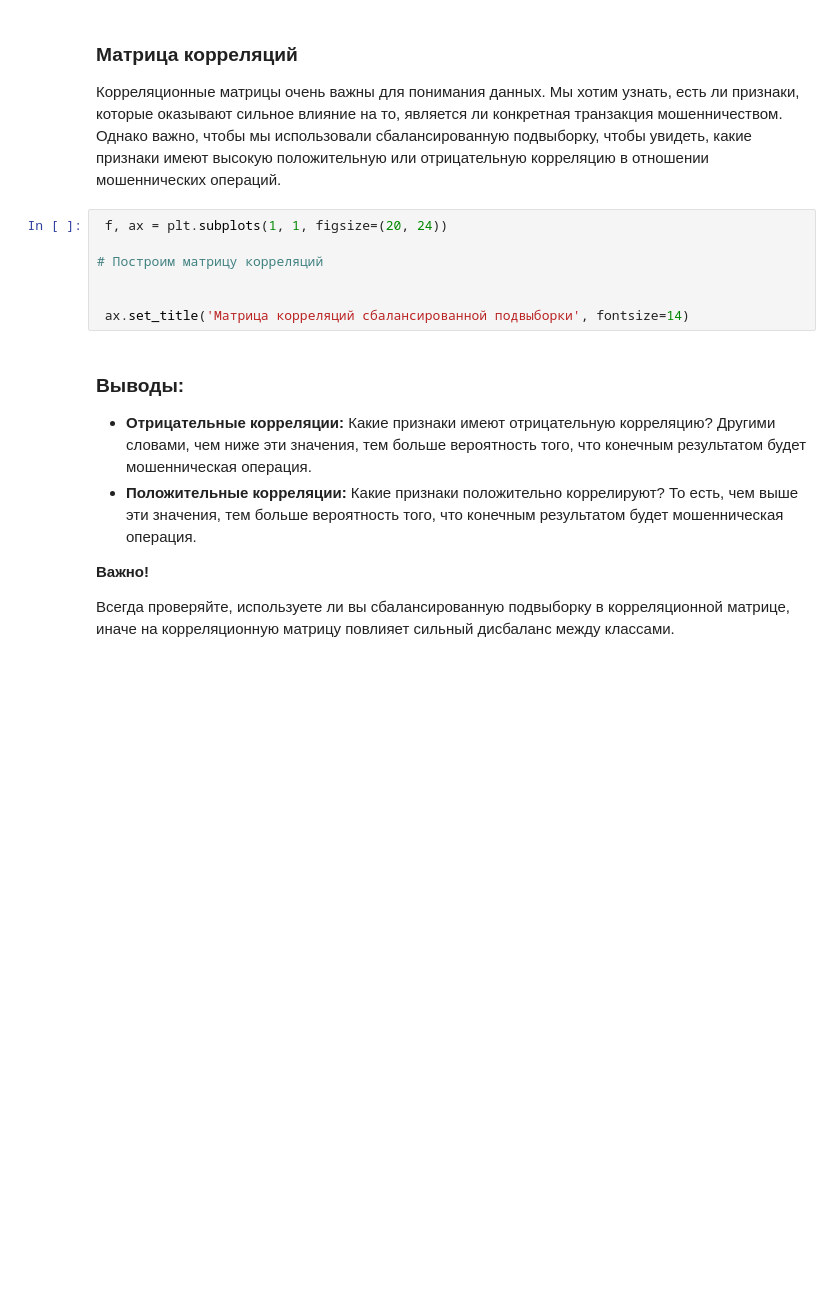
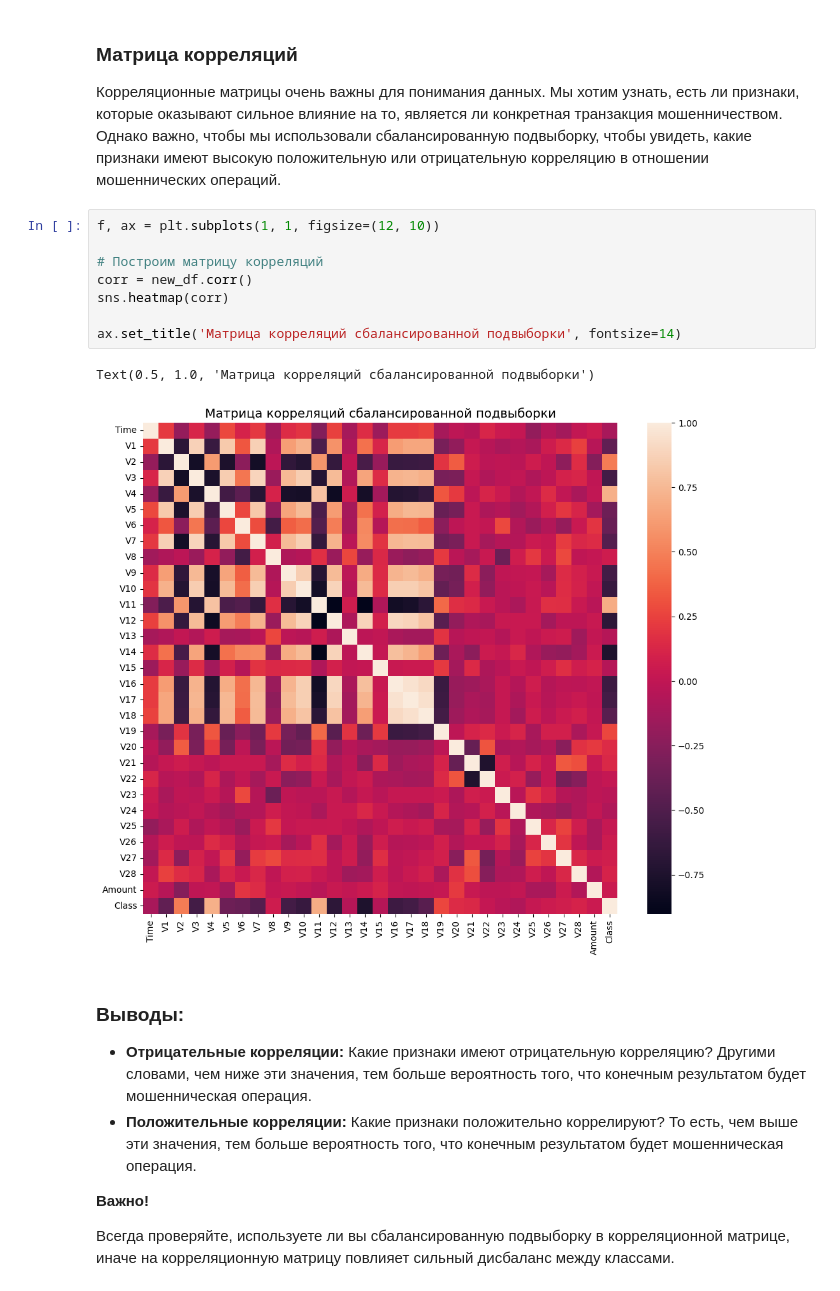
Before and after one commit to Rangulov/PhMathInfo, a Jupyter notebook: "ФМИ_Disbalanced_dataset_Part_1_ipynb"".ipynb, the cells around one changed output. Cells and saved outputs as stored; diff of their text form; blank space fills up the shorter version.

```diff
--- a/"ФМИ_Disbalanced_dataset_Part_1_ipynb"".ipynb
+++ b/"ФМИ_Disbalanced_dataset_Part_1_ipynb"".ipynb
@@ -230,12 +340,16 @@ print('Распределение классов в подвыборке')
 
 Корреляционные матрицы очень важны для понимания данных. Мы хотим узнать, есть ли признаки, которые оказывают сильное влияние на то, является ли конкретная транзакция мошенничеством. Однако важно, чтобы мы использовали сбалансированную подвыборку, чтобы увидеть, какие признаки имеют высокую положительную или отрицательную корреляцию в отношении мошеннических операций.
 # %%
- f, ax = plt.subplots(1, 1, figsize=(20, 24))
+f, ax = plt.subplots(1, 1, figsize=(12, 10))
 
 # Построим матрицу корреляций
+corr = new_df.corr()
+sns.heatmap(corr)
 
-
- ax.set_title('Матрица корреляций сбалансированной подвыборки', fontsize=14)
+ax.set_title('Матрица корреляций сбалансированной подвыборки', fontsize=14)
+# %% [output]
+Text(0.5, 1.0, 'Матрица корреляций сбалансированной подвыборки')
+[figure, added]
 # %% [markdown]
 ### Выводы:
 <ul>
```
Also changed, not shown: parts of 30 cells of this notebook.
